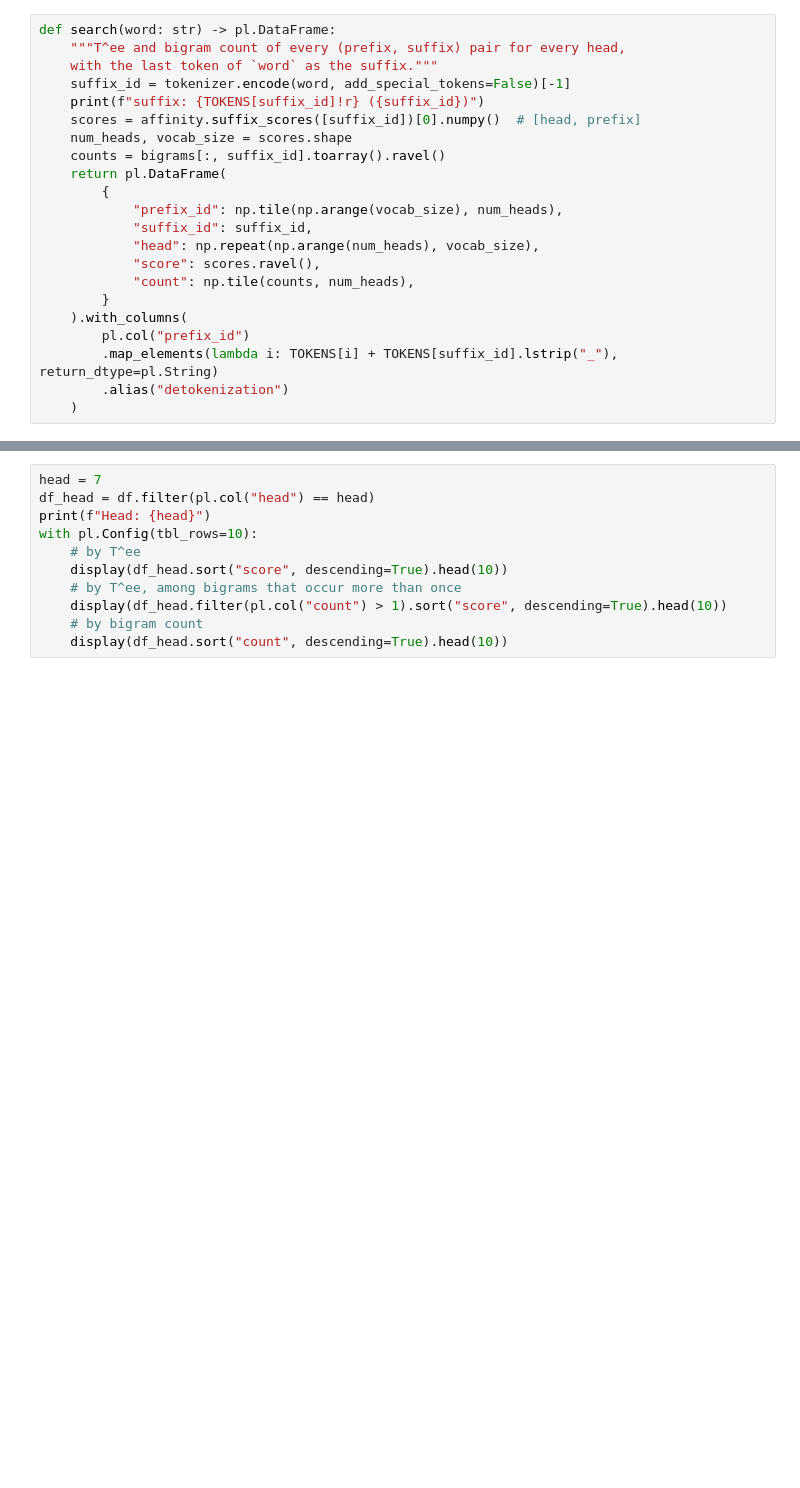
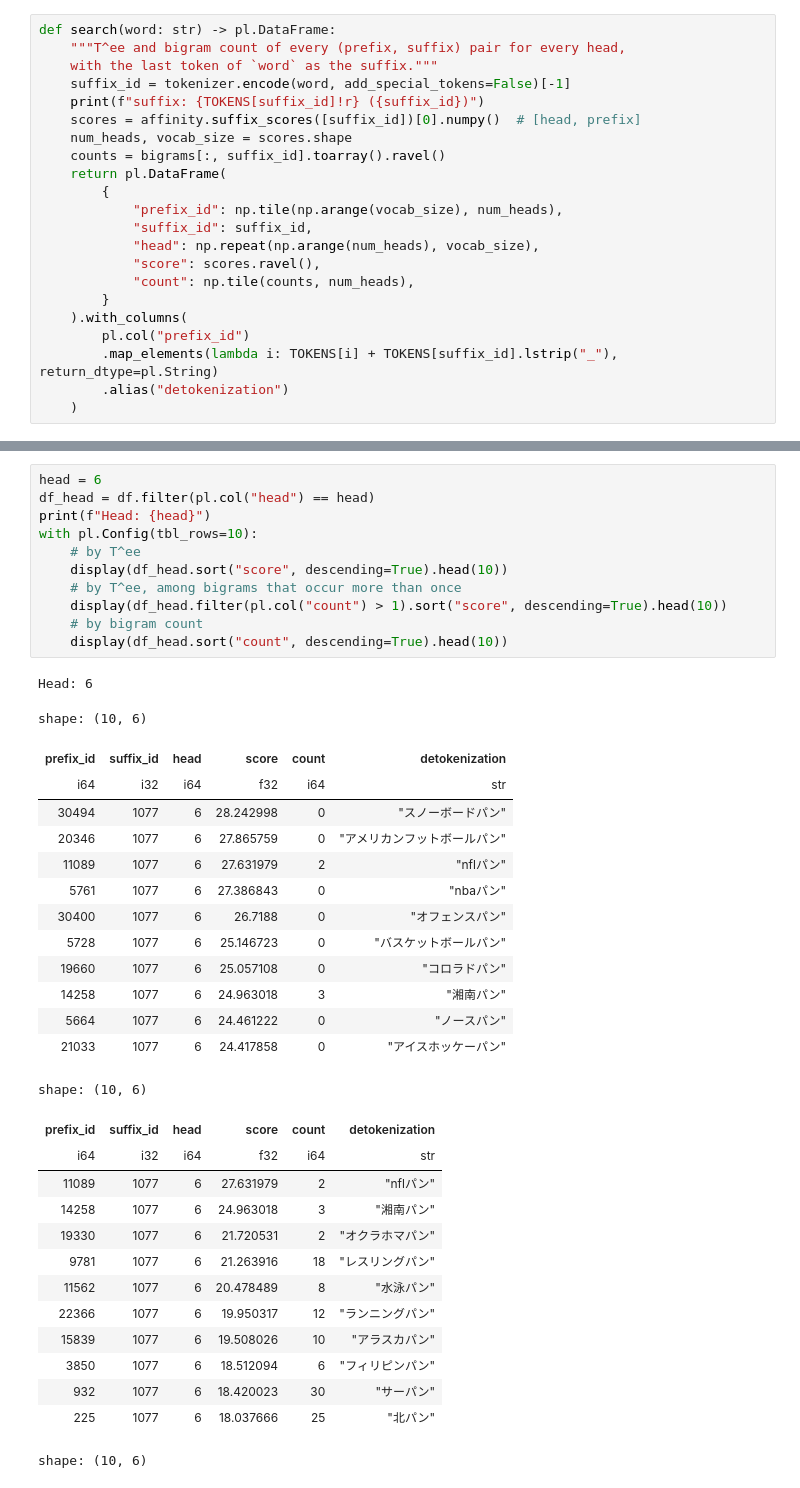
Before and after one commit to gokamoda/lm-detokenization, a Jupyter notebook: notebooks/prefix_search_rinna.ipynb, the cells around one changed output, grey strips where cells are left out. Drawn from its saved outputs; the diff is of its cells as text; blank space fills up the shorter version.

```diff
--- a/notebooks/prefix_search_rinna.ipynb
+++ b/notebooks/prefix_search_rinna.ipynb
@@ -56,11 +83,40 @@ df
 # %%
-head = 7
+head = 6
 df_head = df.filter(pl.col("head") == head)
 print(f"Head: {head}")
 with pl.Config(tbl_rows=10):
     # by T^ee
     display(df_head.sort("score", descending=True).head(10))
     # by T^ee, among bigrams that occur more than once
     display(df_head.filter(pl.col("count") > 1).sort("score", descending=True).head(10))
     # by bigram count
     display(df_head.sort("count", descending=True).head(10))
+# %% [output]
+Head: 6
+shape: (10, 6)
+| prefix_id | suffix_id | head | score | count | detokenization |
+| i64 | i32 | i64 | f32 | i64 | str |
+| 30494 | 1077 | 6 | 28.242998 | 0 | "スノーボードパン" |
+| 20346 | 1077 | 6 | 27.865759 | 0 | "アメリカンフットボールパン" |
+| 11089 | 1077 | 6 | 27.631979 | 2 | "nflパン" |
+| 5761 | 1077 | 6 | 27.386843 | 0 | "nbaパン" |
+| 30400 | 1077 | 6 | 26.7188 | 0 | "オフェンスパン" |
+| 5728 | 1077 | 6 | 25.146723 | 0 | "バスケットボールパン" |
+| 19660 | 1077 | 6 | 25.057108 | 0 | "コロラドパン" |
+| 14258 | 1077 | 6 | 24.963018 | 3 | "湘南パン" |
+| 5664 | 1077 | 6 | 24.461222 | 0 | "ノースパン" |
+| 21033 | 1077 | 6 | 24.417858 | 0 | "アイスホッケーパン" |
+shape: (10, 6)
+| prefix_id | suffix_id | head | score | count | detokenization |
+| i64 | i32 | i64 | f32 | i64 | str |
+| 11089 | 1077 | 6 | 27.631979 | 2 | "nflパン" |
+| 14258 | 1077 | 6 | 24.963018 | 3 | "湘南パン" |
+| 19330 | 1077 | 6 | 21.720531 | 2 | "オクラホマパン" |
+| 9781 | 1077 | 6 | 21.263916 | 18 | "レスリングパン" |
+| 11562 | 1077 | 6 | 20.478489 | 8 | "水泳パン" |
+| 22366 | 1077 | 6 | 19.950317 | 12 | "ランニングパン" |
+| 15839 | 1077 | 6 | 19.508026 | 10 | "アラスカパン" |
+| 3850 | 1077 | 6 | 18.512094 | 6 | "フィリピンパン" |
+| 932 | 1077 | 6 | 18.420023 | 30 | "サーパン" |
+| 225 | 1077 | 6 | 18.037666 | 25 | "北パン" |
+shape: (10, 6)
```
Also changed, not shown: parts of 5 cells of this notebook, 3 other files.
